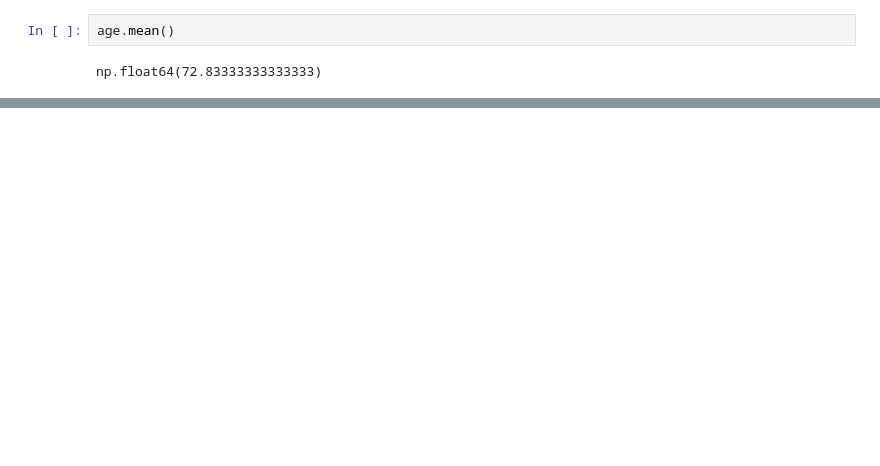
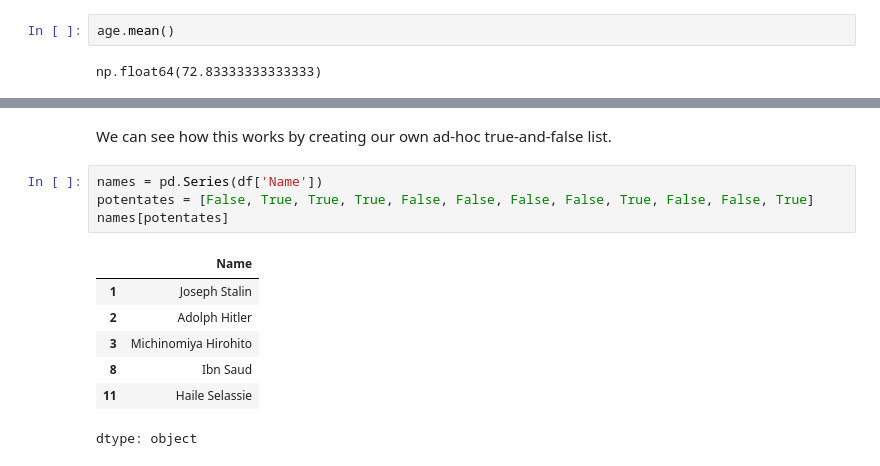
Before and after one commit to csaatechnicalarts/ML_Bootcamp, a Jupyter notebook: Pandas_02_SeriesIntro.ipynb, the cells around one changed output, grey strips where cells are left out. Drawn from its saved outputs; the diff is of its cells as text; blank space fills up the shorter version.

```diff
--- a/Pandas_02_SeriesIntro.ipynb
+++ b/Pandas_02_SeriesIntro.ipynb
@@ -151,0 +184,14 @@ np.float64(72.83333333333333)
+# %% [markdown]
+We can see how this works by creating our own ad-hoc true-and-false list.
+# %%
+names = pd.Series(df['Name'])
+potentates = [False, True, True, True, False, False, False, False, True, False, False, True]
+names[potentates]
+# %% [output]
+|  | Name |
+| 1 | Joseph Stalin |
+| 2 | Adolph Hitler |
+| 3 | Michinomiya Hirohito |
+| 8 | Ibn Saud |
+| 11 | Haile Selassie |
+dtype: object
```
Also changed, not shown: parts of 9 cells of this notebook.
